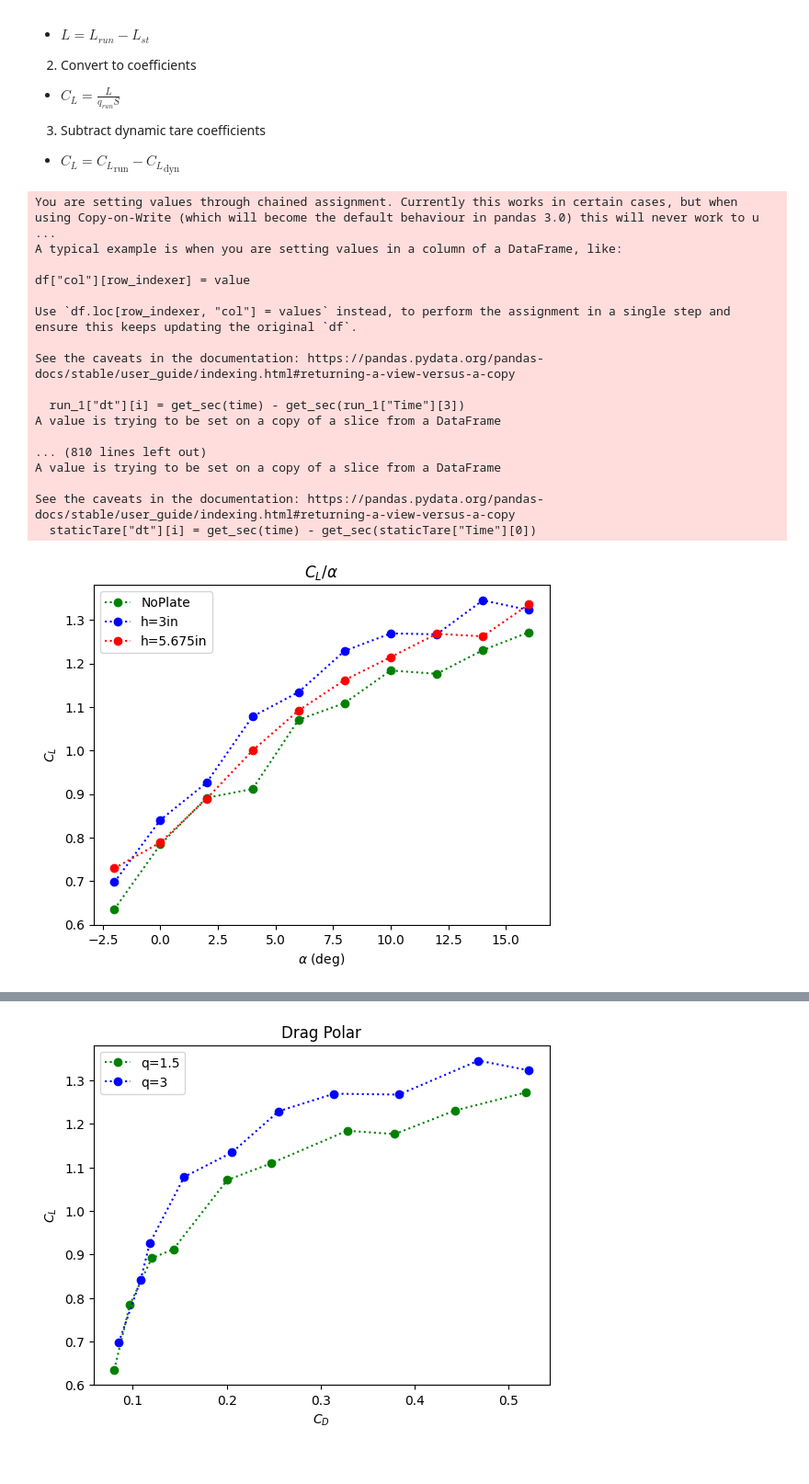
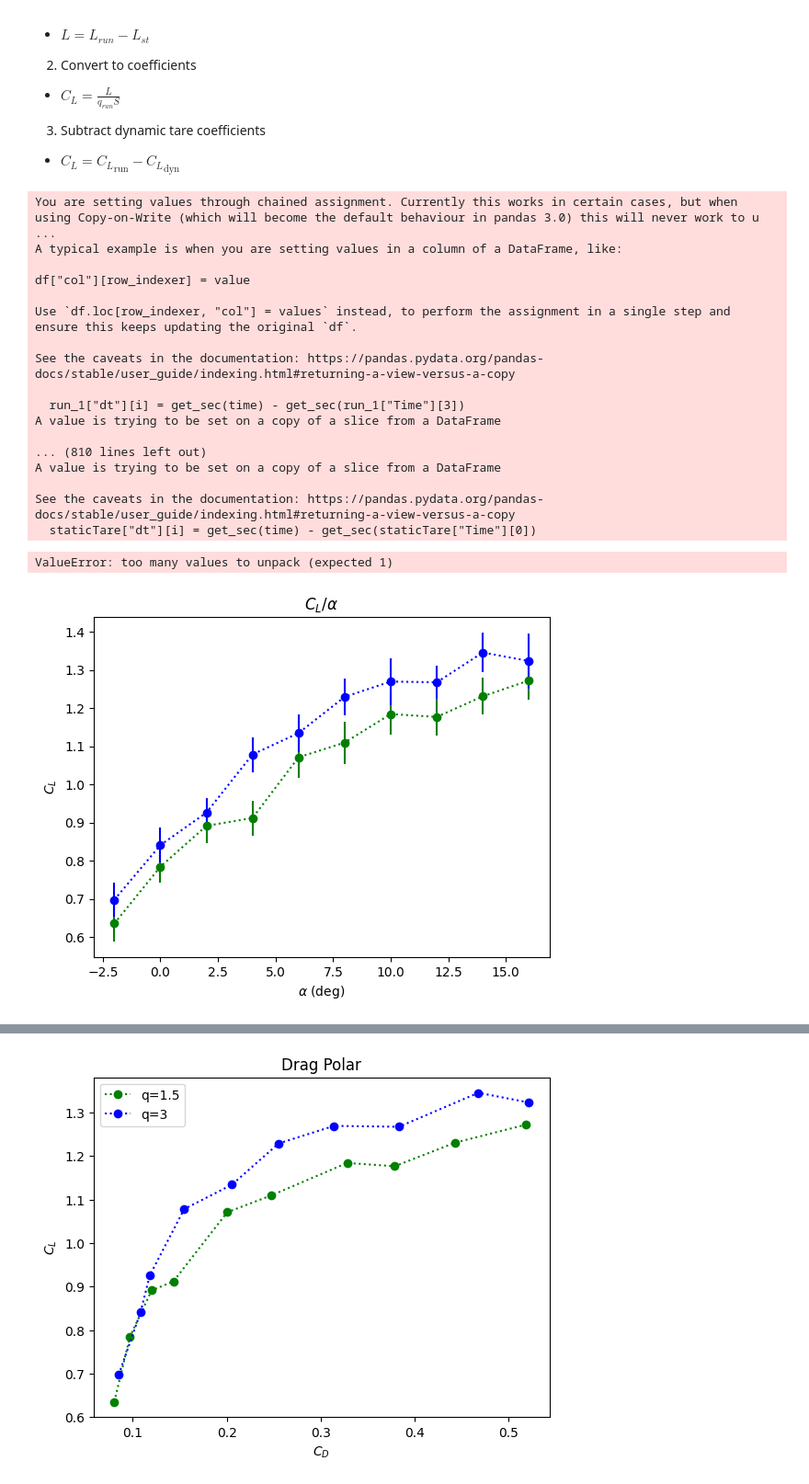
Before and after one commit to CthulhuWorshippr/ExperimentalMethods, a Jupyter notebook: finalAnalysis.ipynb, the cells around one changed output, grey strips where cells are left out. Shown at 92% size. Saved outputs shown, nothing was run; the diff lists cells and outputs as text; code cells hidden in the pictures.

Commit message:
confidence interval

```diff
--- a/finalAnalysis.ipynb
+++ b/finalAnalysis.ipynb
@@ -201,37 +201,49 @@ run_3.moment_coefficient = (
 run_1_sorted = run_1.sort_values(by="AOA")
 run_2_sorted = run_2.sort_values(by="AOA")
 run_3_sorted = run_3.sort_values(by="AOA")
 
+sample_rate = 200
+sample_period = 2
+n = sample_rate * sample_period
+
+confidence_value = 1.65 # 90% confidence
+
+run_1_sorted["L_Error"] = run_1_sorted["L Std. Dev. (lb)"]/(n**(1/2))
+run_2_sorted["L_Error"] = run_2_sorted["L Std. Dev. (lb)"]/(n**(1/2))
+run_3_sorted["L_Error"] = run_3_sorted["L Std. Dev. (lb)"]/(n**(1/2))
+
+
 fig, ax = plt.subplots()
 ax.set_xlabel("$\\alpha$ (deg)")
 ax.set_ylabel("$C_L$")
 ax.set_title("$C_L / \\alpha$")
-(line_1,) = ax.plot(run_1_sorted["AOA"], run_1_sorted.lift_coefficient, "go:")
+line_1 = ax.errorbar(run_1_sorted["AOA"], run_1_sorted.lift_coefficient, run_1_sorted["L_Error"], fmt= "go:")
 line_1.set_label("NoPlate")
-(line_2,) = ax.plot(run_2_sorted["AOA"], run_2_sorted.lift_coefficient, "bo:")
+line_2 = ax.errorbar(run_2_sorted["AOA"], run_2_sorted.lift_coefficient, run_2_sorted["L_Error"], fmt= "bo:")
 line_2.set_label("h=3in")
-(line_3,) = ax.plot(run_3_sorted["AOA"], run_3_sorted.lift_coefficient, "ro:")
+line_3 = ax.errorbar(run_3_sorted["AOA"], run_3_sorted.lift_coefficient, run_3_sorted["L_Error"], fmt= "ro:")
 line_3.set_label("h=5.675in")
 _ = ax.legend()
 # %% [output]
 You are setting values through chained assignment. Currently this works in certain cases, but when using Copy-on-Write (which will become the default behaviour in pandas 3.0) this will never work to u ...
 A typical example is when you are setting values in a column of a DataFrame, like:
 
 df["col"][row_indexer] = value
 
 Use `df.loc[row_indexer, "col"] = values` instead, to perform the assignment in a single step and ensure this keeps updating the original `df`.
 
 See the caveats in the documentation: https://pandas.pydata.org/pandas-docs/stable/user_guide/indexing.html#returning-a-view-versus-a-copy
 
   run_1["dt"][i] = get_sec(time) - get_sec(run_1["Time"][3])
 A value is trying to be set on a copy of a slice from a DataFrame
 
 ... (810 lines left out)
 A value is trying to be set on a copy of a slice from a DataFrame
 
 See the caveats in the documentation: https://pandas.pydata.org/pandas-docs/stable/user_guide/indexing.html#returning-a-view-versus-a-copy
   staticTare["dt"][i] = get_sec(time) - get_sec(staticTare["Time"][0])
+ValueError: too many values to unpack (expected 1)
-[figure, old version]
+[figure, new version]
 # %%
 fig, ax = plt.subplots()
 ax.set_xlabel("$\\alpha$ (deg)")
```
Also changed, not shown: parts of 1 cell of this notebook.
